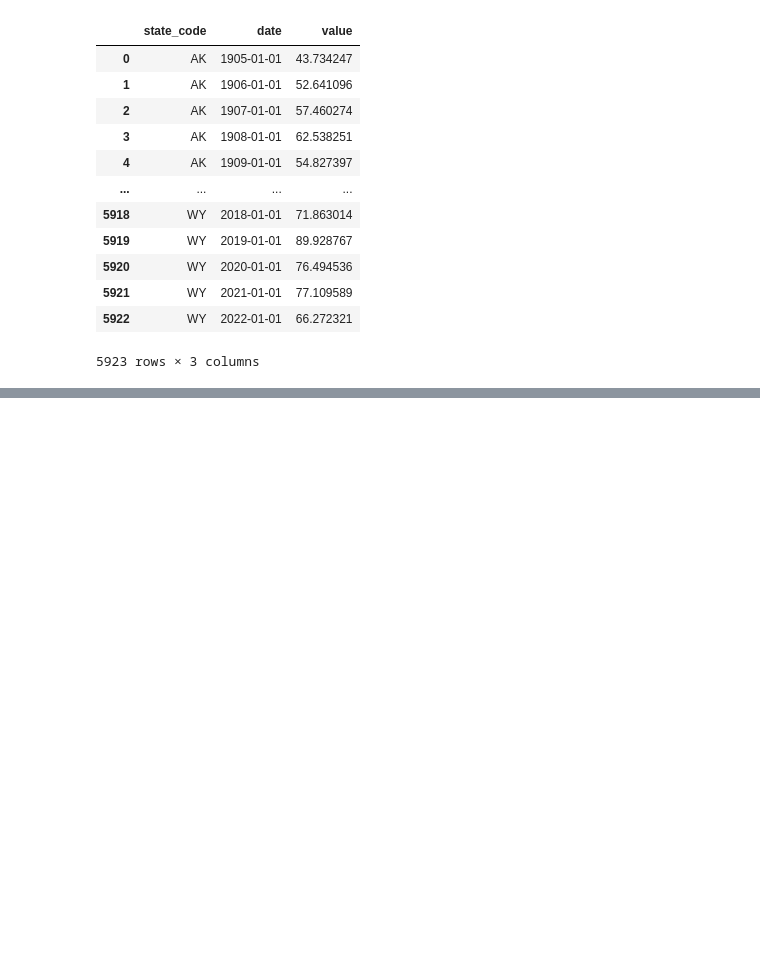
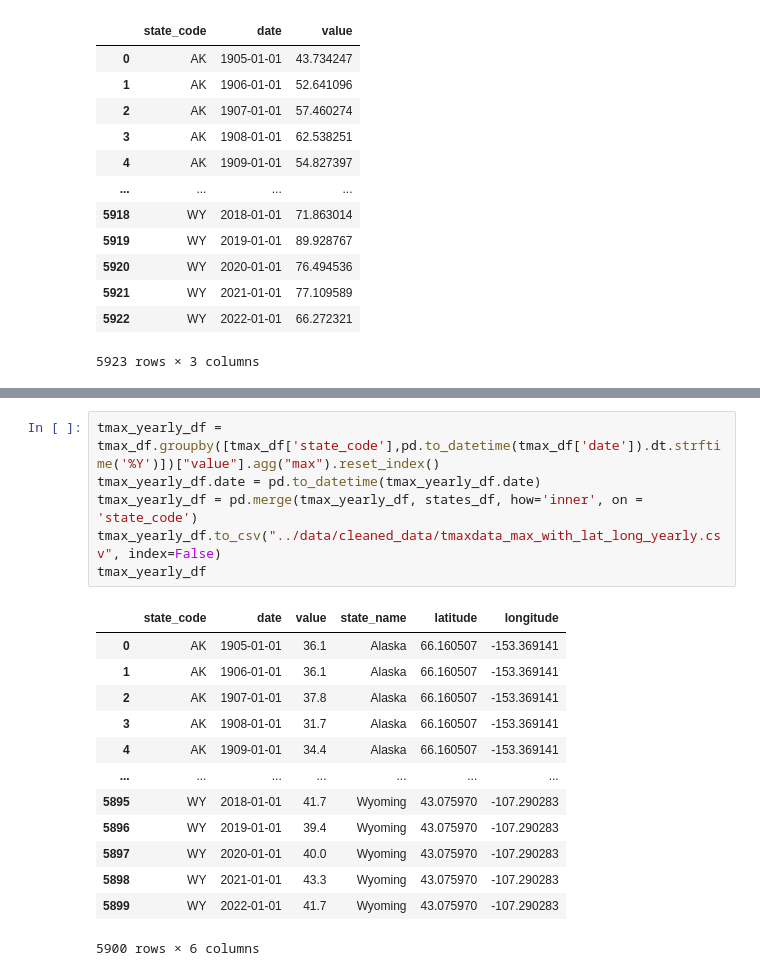
Before and after one commit to sanilveeravu/capstone_climate_project, a Jupyter notebook: data_setup/data_aggregations.ipynb, the cells around one changed output, grey strips where cells are left out. Saved outputs shown, nothing was run; the diff lists cells and outputs as text; blank space fills up the shorter version.

```diff
--- a/data_setup/data_aggregations.ipynb
+++ b/data_setup/data_aggregations.ipynb
@@ -219,0 +232,20 @@ tmax_agg_yearly_df
+# %%
+tmax_yearly_df = tmax_df.groupby([tmax_df['state_code'],pd.to_datetime(tmax_df['date']).dt.strftime('%Y')])["value"].agg("max").reset_index()
+tmax_yearly_df.date = pd.to_datetime(tmax_yearly_df.date)
+tmax_yearly_df = pd.merge(tmax_yearly_df, states_df, how='inner', on = 'state_code')
+tmax_yearly_df.to_csv("../data/cleaned_data/tmaxdata_max_with_lat_long_yearly.csv", index=False)
+tmax_yearly_df
+# %% [output]
+|  | state_code | date | value | state_name | latitude | longitude |
+| 0 | AK | 1905-01-01 | 36.1 | Alaska | 66.160507 | -153.369141 |
+| 1 | AK | 1906-01-01 | 36.1 | Alaska | 66.160507 | -153.369141 |
+| 2 | AK | 1907-01-01 | 37.8 | Alaska | 66.160507 | -153.369141 |
+| 3 | AK | 1908-01-01 | 31.7 | Alaska | 66.160507 | -153.369141 |
+| 4 | AK | 1909-01-01 | 34.4 | Alaska | 66.160507 | -153.369141 |
+| ... | ... | ... | ... | ... | ... | ... |
+| 5895 | WY | 2018-01-01 | 41.7 | Wyoming | 43.075970 | -107.290283 |
+| 5896 | WY | 2019-01-01 | 39.4 | Wyoming | 43.075970 | -107.290283 |
+| 5897 | WY | 2020-01-01 | 40.0 | Wyoming | 43.075970 | -107.290283 |
+| 5898 | WY | 2021-01-01 | 43.3 | Wyoming | 43.075970 | -107.290283 |
+| 5899 | WY | 2022-01-01 | 41.7 | Wyoming | 43.075970 | -107.290283 |
+5900 rows × 6 columns
```
Also changed, not shown: parts of 10 cells of this notebook, 18 other files.
